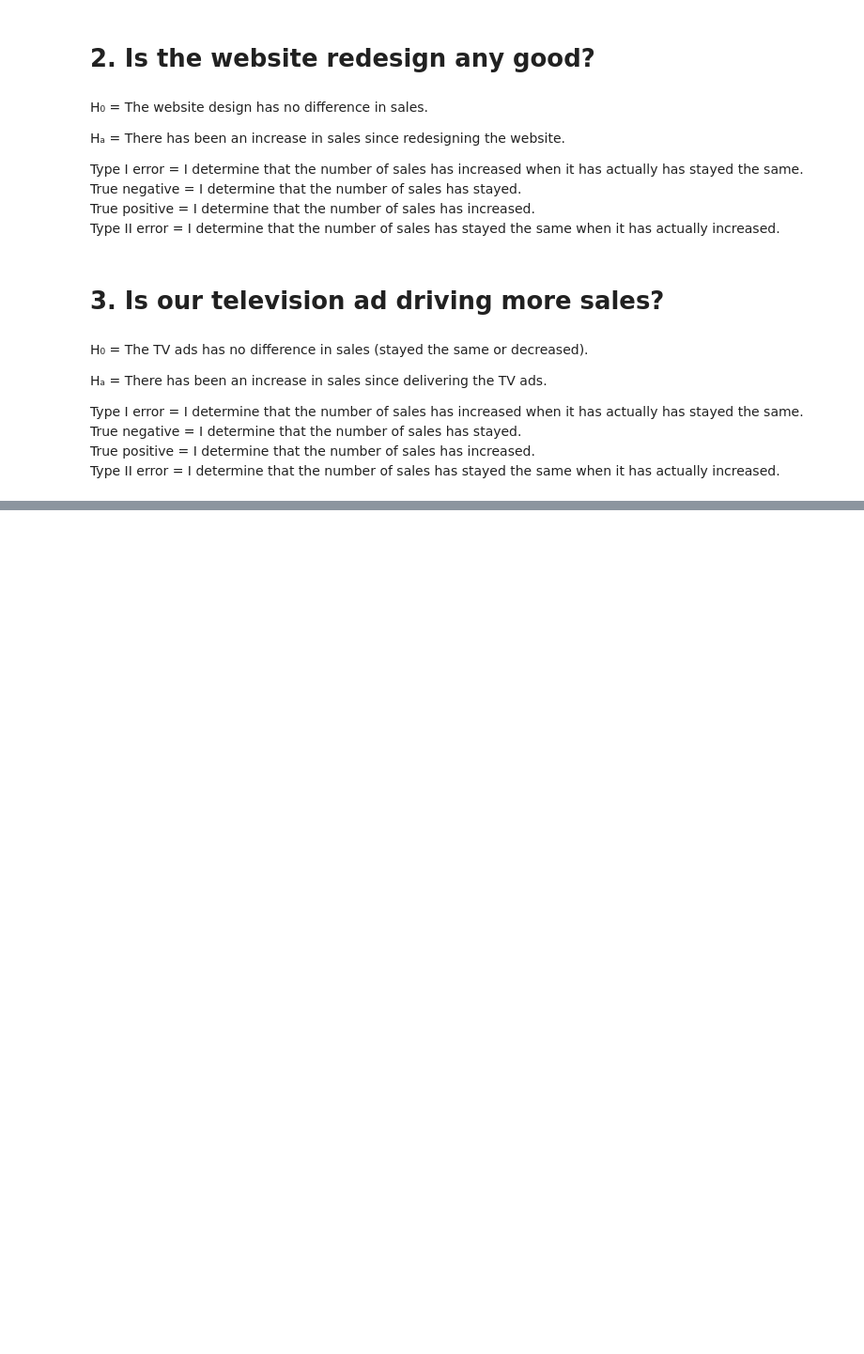
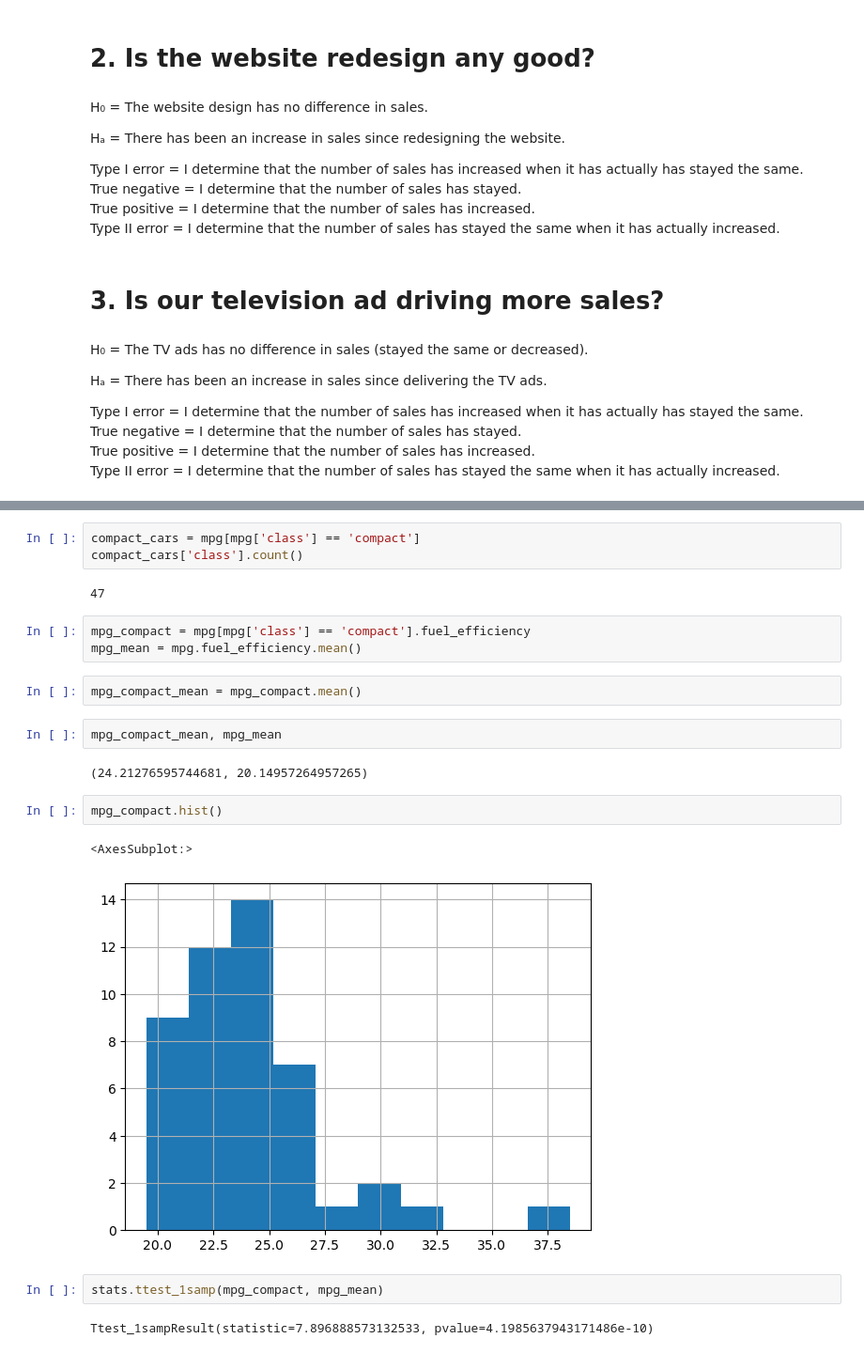
Before and after one commit to nicolas-angarita/Statistics-exercises, a Jupyter notebook: hypothesis_testing.ipynb, the cells around one changed output, grey strips where cells are left out. Shown: that part at 94% size. Drawn from its saved outputs; the diff is of its cells as text; blank space fills up the shorter version.

```diff
--- a/hypothesis_testing.ipynb
+++ b/hypothesis_testing.ipynb
@@ -49,0 +159,23 @@ Type II error = I determine that the number of sales has stayed the same when it
+# %%
+compact_cars = mpg[mpg['class'] == 'compact']
+compact_cars['class'].count()
+# %% [output]
+47
+# %%
+mpg_compact = mpg[mpg['class'] == 'compact'].fuel_efficiency
+mpg_mean = mpg.fuel_efficiency.mean()
+# %%
+mpg_compact_mean = mpg_compact.mean()
+# %%
+mpg_compact_mean, mpg_mean
+# %% [output]
+(24.21276595744681, 20.14957264957265)
+# %%
+mpg_compact.hist()
+# %% [output]
+<AxesSubplot:>
+[figure, added]
+# %%
+stats.ttest_1samp(mpg_compact, mpg_mean)
+# %% [output]
+Ttest_1sampResult(statistic=7.896888573132533, pvalue=4.1985637943171486e-10)
```
Also changed, not shown: parts of 41 cells of this notebook, 1 other file.
